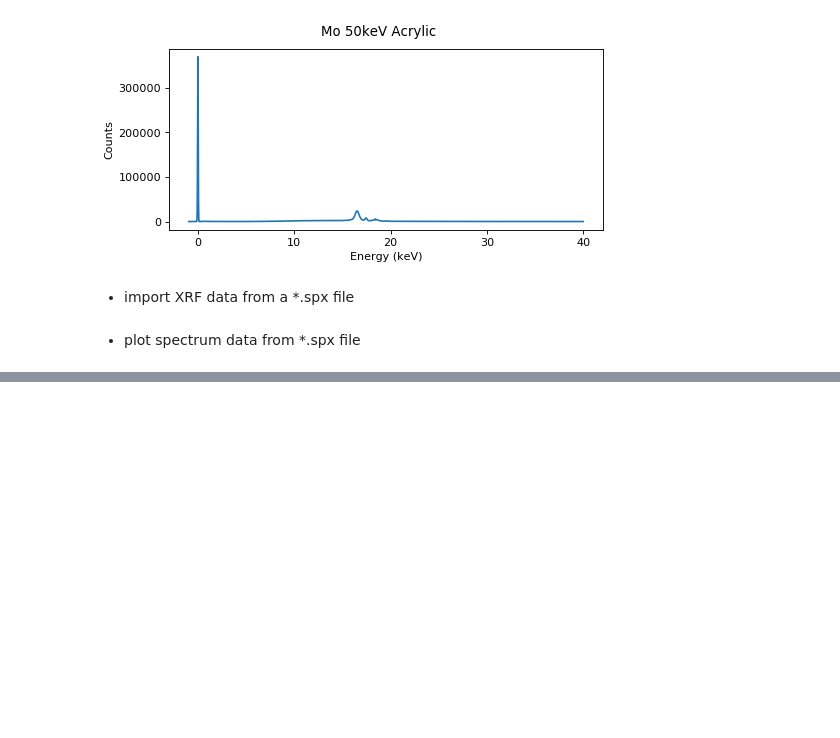
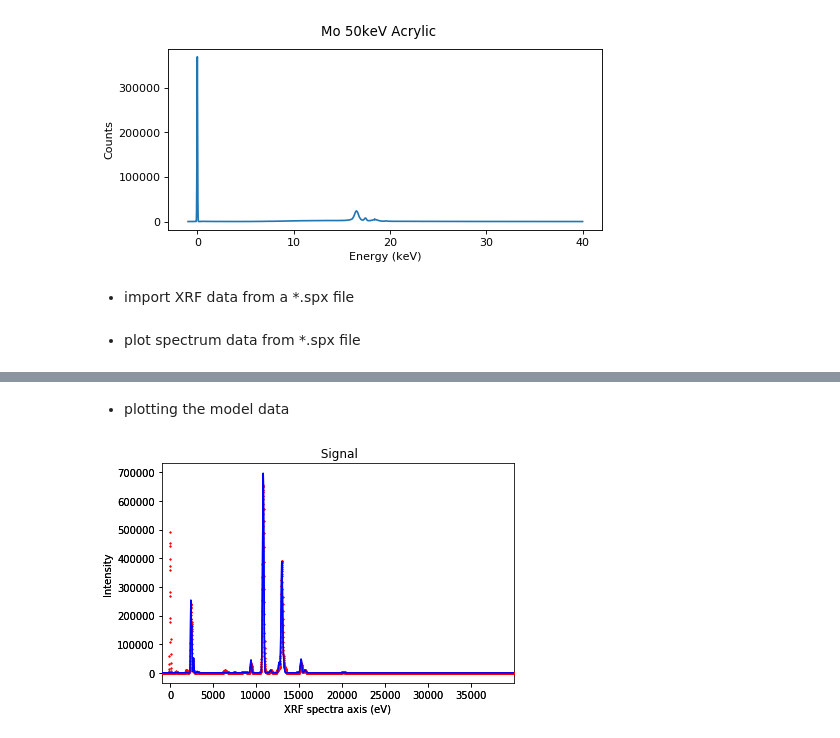
Before and after one commit to thevincentlan/NIST_PREP_SUMMER_2020, a Jupyter notebook: NIST_PREP_SUMMER_2020.ipynb, the cells around one changed output, grey strips where cells are left out. Drawn from its saved outputs; the diff is of its cells as text; code cells hidden in the pictures; blank space fills up the shorter version.

```diff
--- a/NIST_PREP_SUMMER_2020.ipynb
+++ b/NIST_PREP_SUMMER_2020.ipynb
@@ -67,0 +124,24 @@ gaussian.glass("2_5_3", 450, 480)
+# %% [markdown]
+- plotting the model data
+# %%
+    mod = hsEDS.create_model()
+    mod.remove('background_order_6')
+    new_roi = np.zeros(len(elements))
+    new_model = np.zeros(len(elements))
+    mod.fit(fitter=fitter, method=method)
+    for i in np.arange(len(elements)):
+        new_roi[i] = np.float(hsEDS.get_lines_intensity([line_names[i]])[0].data[0])
+        model_call = ''.join(['mod.components.', line_names[i], '.A.value'])
+        new_model[i] = eval(model_call)
+        # test_param[i] = ''.join(['mod.components.', line_names[i], '.A.value'])
+        # new_model[i]= np.float(test_param)
+    # Hf_La_model.append(np.float())
+    # Si_Ka_model.append(np.float(mod.components.Si_Ka.A.value))
+    # Hf_Si_ratio.append(np.float(mod.components.Hf_La.A.value)/np.float(mod.components.Si_Ka.A.value))
+    life_time_in_ms.append(spx.life_time_in_ms)
+    roi_data = np.vstack((roi_data, new_roi))
+    model_data = np.vstack((model_data, new_model))
+
+    mod.plot()
+# %% [output]
+[figure, added]
```
Also changed, not shown: parts of 14 cells of this notebook, 3 other files.
